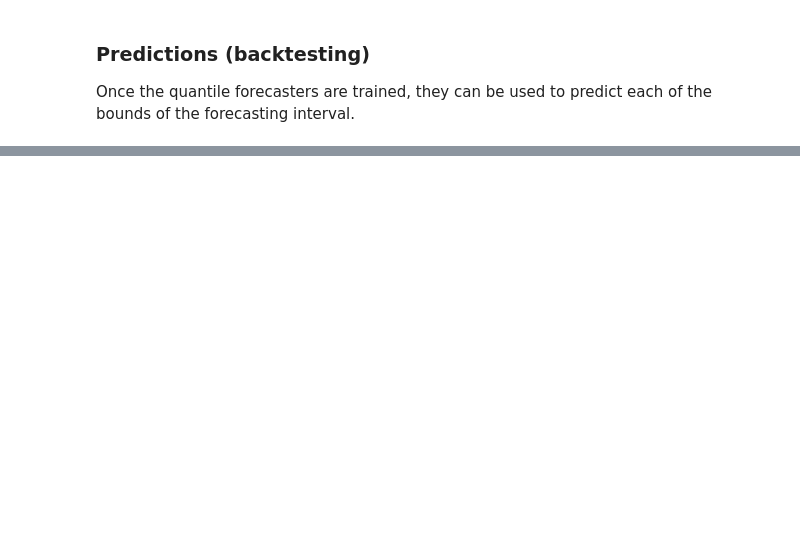
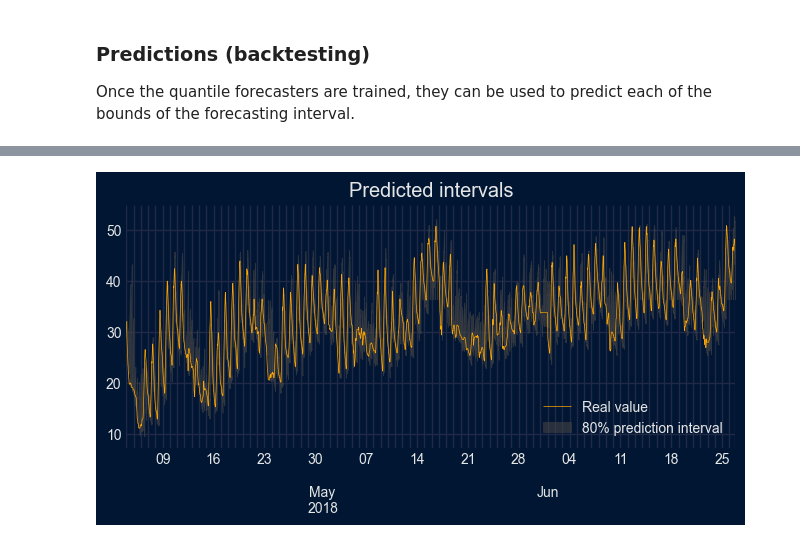
Before and after one commit to skforecast/skforecast, a Jupyter notebook: docs/user_guides/probabilistic-forecasting-quantile-regression.ipynb, the cells around one changed output, grey strips where cells are left out. Drawn from its saved outputs; the diff is of its cells as text; code cells hidden in the pictures; blank space fills up the shorter version.

Commit message:
ongoing probabilistic forecasting

```diff
--- a/docs/user_guides/probabilistic-forecasting-quantile-regression.ipynb
+++ b/docs/user_guides/probabilistic-forecasting-quantile-regression.ipynb
@@ -254,12 +246,9 @@ forecaster_q10 = ForecasterDirect(
                                      objective     = 'quantile',
                                      metric        = 'quantile',
                                      alpha         = 0.1,
-                                     learning_rate = 0.01,
-                                     max_depth     = 3,
-                                     n_estimators  = 500,
                                      verbose       = -1
                                  ),
-                     lags = 24,
+                     lags  = [1, 2, 3, 23, 24, 25, 47, 48, 49, 71, 72, 73],
                      steps = 24
                  )
 
@@ -269,15 +258,9 @@ forecaster_q90 = ForecasterDirect(
                                      objective     = 'quantile',
                                      metric        = 'quantile',
                                      alpha         = 0.9,
-                                     learning_rate = 0.1,
-                                     max_depth     = 3,
-                                     n_estimators  = 100,
                                      verbose       = -1
                                  ),
-                     lags = 24,
+                     lags  = [1, 2, 3, 23, 24, 25, 47, 48, 49, 71, 72, 73],
                      steps = 24
                  )
-
-forecaster_q10.fit(y=data['OT'])
-forecaster_q90.fit(y=data['OT'])
 # %% [markdown]
@@ -314,7 +336,7 @@ metric_q10, predictions_q10 = backtesting_forecaster(
                                   forecaster    = forecaster_q10,
                                   y             = data['OT'],
                                   cv            = cv,
-                                  metric        = mean_pinball_loss_q10,
+                                  metric        = create_mean_pinball_loss(alpha=0.1),
                                   n_jobs        = 'auto',
                                   verbose       = False,
                                   show_progress = True
@@ -324,9 +346,12 @@ metric_q90, predictions_q90 = backtesting_forecaster(
                                   forecaster    = forecaster_q90,
                                   y             = data['OT'],
                                   cv            = cv,
-                                  metric        = mean_pinball_loss_q90,
+                                  metric        = create_mean_pinball_loss(alpha=0.9),
                                   n_jobs        = 'auto',
                                   verbose       = False,
                                   show_progress = True
                               )
+pred_intervals = pd.concat([predictions_q10, predictions_q90], axis=1)
+pred_intervals.columns = ['lower_bound', 'upper_bound']
+pred_intervals.head()
 # %% [output]
@@ -334,17 +364,19 @@ KeyboardInterrupt:
 # %%
-# Plot
+# Plot interval
 # ==============================================================================
 fig, ax = plt.subplots(figsize=(7, 3))
-data.loc[end_validation:, 'OT'].plot(ax=ax, label='Real value')
+data.loc[end_validation:, 'OT'].plot(ax=ax, label='Real value', color='orange')
 ax.fill_between(
     data.loc[end_validation:].index,
-    predictions_q10['pred'],
-    predictions_q90['pred'],
+    pred_intervals['lower_bound'],
+    pred_intervals['upper_bound'],
     color = '#444444',
-        alpha = 0.3,
+    alpha = 0.6,
+    zorder = 1,
+    label = '80% prediction interval'
 )
-ax.yaxis.set_major_formatter(ticker.EngFormatter())
-ax.set_ylabel('MW')
 ax.set_xlabel('')
-ax.set_title('Energy OT forecast')
+ax.set_title("Predicted intervals")
 ax.legend();
+# %% [output]
+[figure, added]
```
Also changed, not shown: parts of 14 cells of this notebook, 8 other files.
